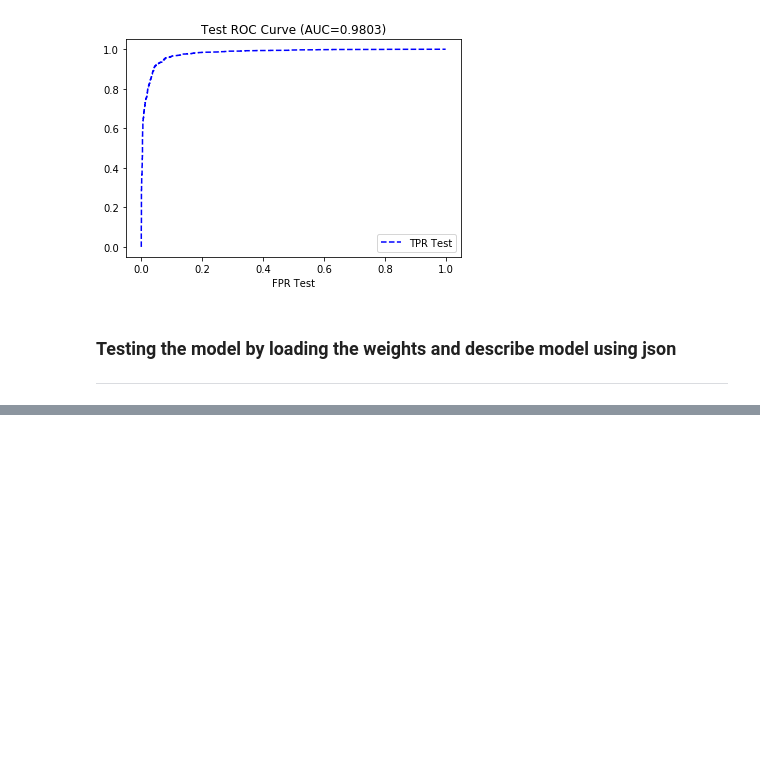
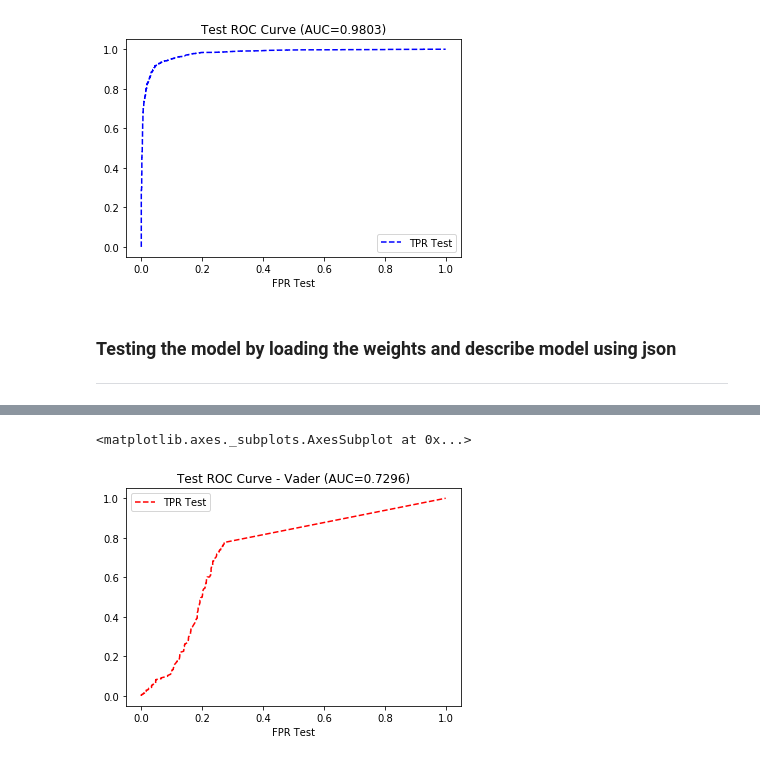
Before and after one commit to DT021/Twitter_Sentiment_Analysis_-_LSTM_Price_Prediction, a Jupyter notebook: Shubhra/RNN-LSTM-SENTIMENTS/Training Model/LargeDataSentimentAnalysis.ipynb, the cells around one changed output, grey strips where cells are left out. Saved outputs shown, nothing was run; the diff lists cells and outputs as text; code cells hidden in the pictures; blank space fills up the shorter version.

Commit message:
Added Vader Analysis to the training model

```diff
--- a/Shubhra/RNN-LSTM-SENTIMENTS/Training Model/LargeDataSentimentAnalysis.ipynb
+++ b/Shubhra/RNN-LSTM-SENTIMENTS/Training Model/LargeDataSentimentAnalysis.ipynb
@@ -761,0 +824,17 @@ prediction
+# %%
+# Score sentiment of test set using Vader
+for tweets in X_test:
+    y_vader_prob.append(analyzer.polarity_scores(tweets)["pos"])
+    sentiment_score = (analyzer.polarity_scores(tweets)["compound"])
+    if sentiment_score >= 0.1:
+        y_vader_pred.append(1)
+    else:
+        y_vader_pred.append(0)
+# %%
+# Option 1: Normalizing data using MinMaxScaler from sklearn
+from sklearn.preprocessing import MinMaxScaler
+
+scaler = MinMaxScaler()
+scaler.fit(np.array(y_vader_prob).reshape(-1,1))
+y_vader_prob_norm = scaler.transform(np.array(y_vader_prob).reshape(-1,1))
+y_vader_prob_norm[:5]
@@ -761,0 +868,5 @@ prediction
+# %%
+# Data for ROC Curve - VADER
+# Import the roc_curve and auc metrics from sklearn
+from sklearn.metrics import roc_curve, auc
+fpr_test_vader, tpr_test_vader, thresholds_test_vader = roc_curve(y_test, y_vader_prob_norm)
@@ -761,0 +877,15 @@ prediction
+# %%
+# Dataframe to plot ROC Curve for VADER
+roc_df_test_vader = pd.DataFrame({"FPR Test": fpr_test_vader, "TPR Test": tpr_test_vader,})
+# %%
+roc_df_test_vader.plot(
+    x="FPR Test",
+    y="TPR Test",
+    color="red",
+    style="--",
+    xlim=([-0.05, 1.05]),
+    title=f"Test ROC Curve - Vader (AUC={auc_test_vader})",
+)
+# %% [output]
+<matplotlib.axes._subplots.AxesSubplot at 0x...>
+[figure, added]
```
Also changed, not shown: parts of 27 cells of this notebook, 2 other files.
